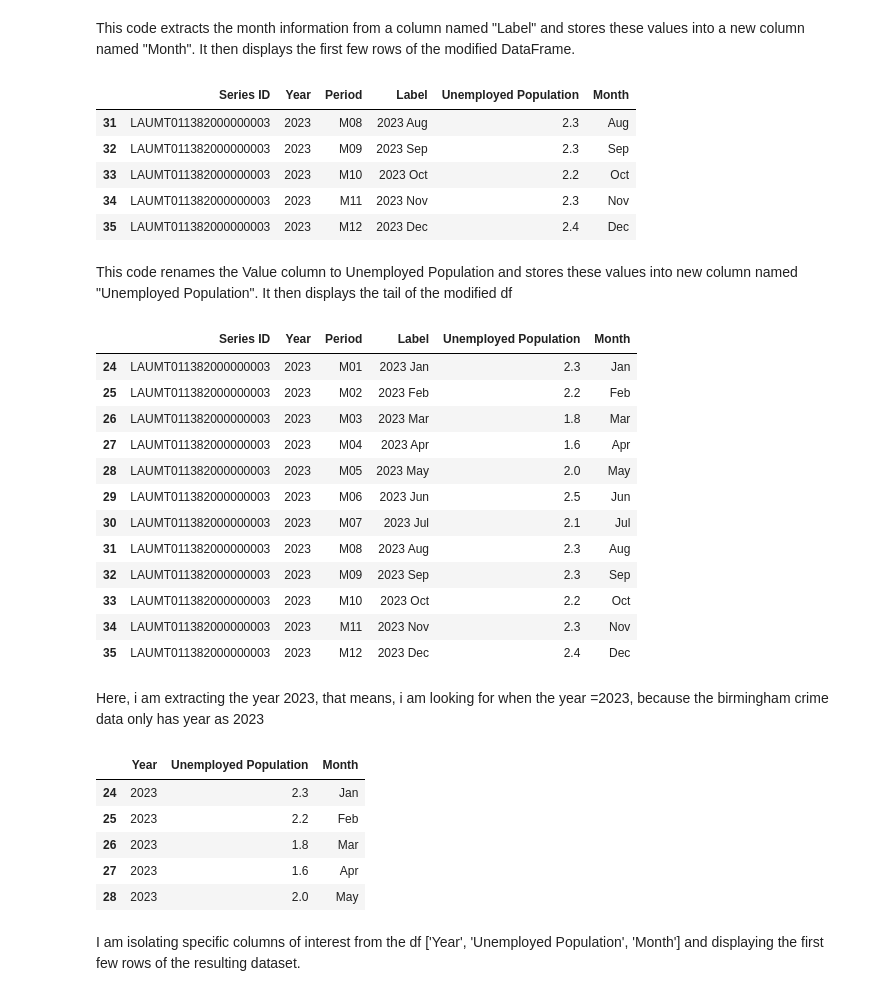
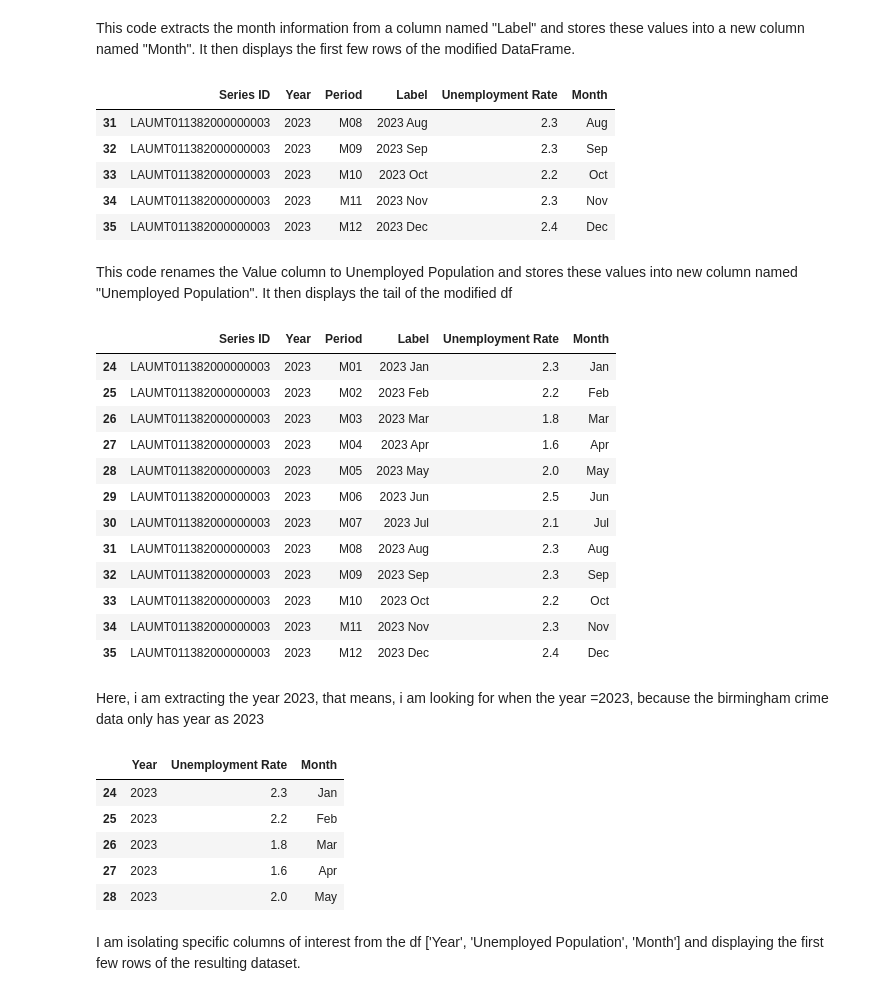
Before and after one commit to Uhuegbu23/crime_unemployment_data, a Jupyter notebook: notebooks/birmingham_crime.ipynb, the cells around one changed output. Saved outputs shown, nothing was run; the diff lists cells and outputs as text; code cells hidden in the pictures.

```diff
--- a/notebooks/birmingham_crime.ipynb
+++ b/notebooks/birmingham_crime.ipynb
@@ -807,10 +807,10 @@ birm_unemployment_df.head()
 # %% [markdown]
 This code extracts the month information from a column named "Label" and stores these values into a new column named  "Month". It then displays the first few rows of the modified DataFrame.
 # %%
-birm_unemployment_df.rename(columns={'Value': 'Unemployed Population'}, inplace=True)
+birm_unemployment_df.rename(columns={'Value': 'Unemployment Rate'}, inplace=True)
 birm_unemployment_df.tail(5)
 # %% [output]
-|  | Series ID | Year | Period | Label | Unemployed Population | Month |
+|  | Series ID | Year | Period | Label | Unemployment Rate | Month |
 | 31 | LAUMT011382000000003 | 2023 | M08 | 2023 Aug | 2.3 | Aug |
 | 32 | LAUMT011382000000003 | 2023 | M09 | 2023 Sep | 2.3 | Sep |
 | 33 | LAUMT011382000000003 | 2023 | M10 | 2023 Oct | 2.2 | Oct |
@@ -822,7 +822,7 @@ This code renames the Value column to Unemployed Population and stores these val
 birm_unemployment_df_2023 = birm_unemployment_df[birm_unemployment_df['Year'] == "2023"]
 birm_unemployment_df_2023
 # %% [output]
-|  | Series ID | Year | Period | Label | Unemployed Population | Month |
+|  | Series ID | Year | Period | Label | Unemployment Rate | Month |
 | 24 | LAUMT011382000000003 | 2023 | M01 | 2023 Jan | 2.3 | Jan |
 | 25 | LAUMT011382000000003 | 2023 | M02 | 2023 Feb | 2.2 | Feb |
 | 26 | LAUMT011382000000003 | 2023 | M03 | 2023 Mar | 1.8 | Mar |
@@ -838,10 +838,10 @@ birm_unemployment_df_2023
 # %% [markdown]
 Here, i am extracting the year 2023, that means, i am looking for when the year =2023, because the birmingham crime data only has year as 2023
 # %%
-birm_unemployment_df_2023=birm_unemployment_df_2023[['Year', 'Unemployed Population', 'Month']]
+birm_unemployment_df_2023=birm_unemployment_df_2023[['Year', 'Unemployment Rate', 'Month']]
 birm_unemployment_df_2023.head()
 # %% [output]
-|  | Year | Unemployed Population | Month |
+|  | Year | Unemployment Rate | Month |
 | 24 | 2023 | 2.3 | Jan |
 | 25 | 2023 | 2.2 | Feb |
 | 26 | 2023 | 1.8 | Mar |
```
Also changed, not shown: parts of 11 cells of this notebook.
